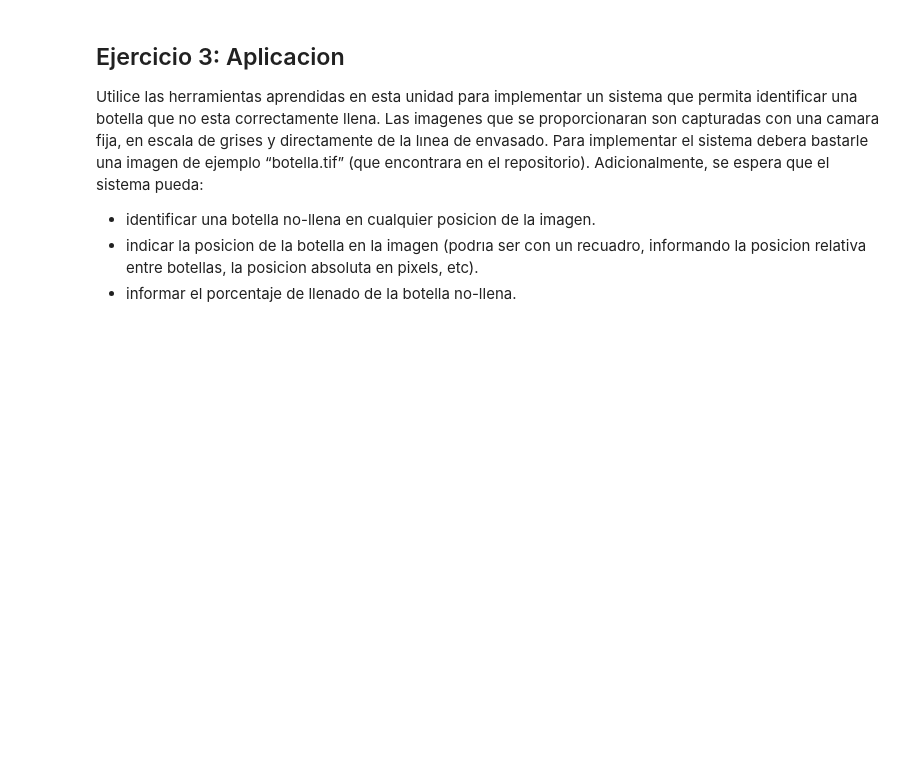
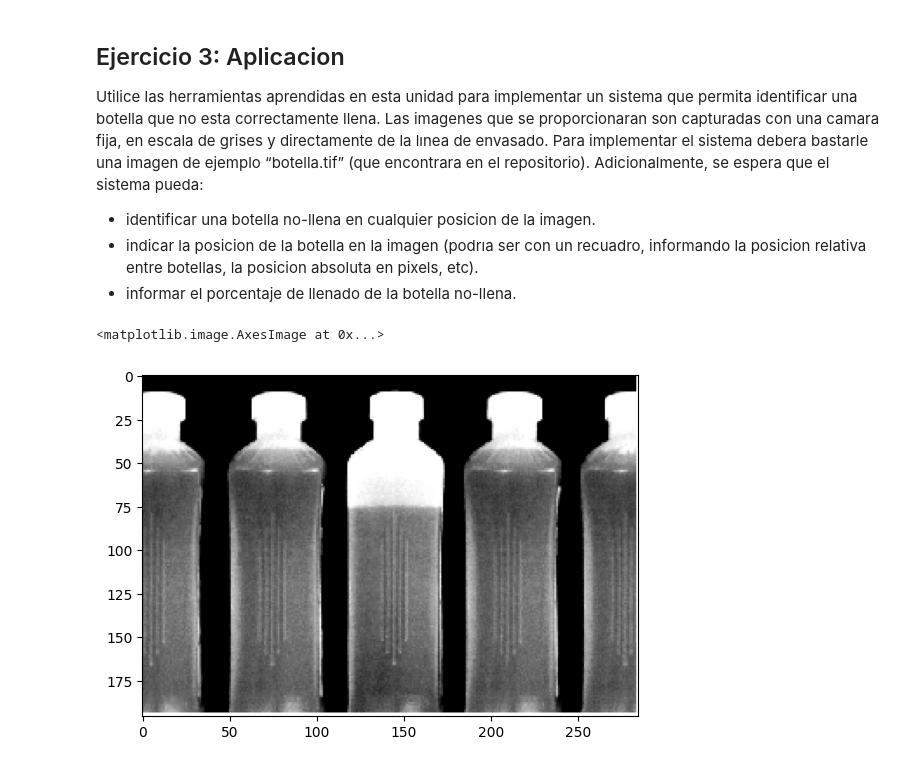
Before and after one commit to aguusandy/pdi-2024, a Jupyter notebook: Unidad1_PDI.ipynb, the cells around one changed output. Cells and saved outputs as stored; diff of their text form; code cells hidden in the pictures; blank space fills up the shorter version.

```diff
--- a/Unidad1_PDI.ipynb
+++ b/Unidad1_PDI.ipynb
@@ -215,3 +215,12 @@ Utilice las herramientas aprendidas en esta unidad para implementar un sistema q
 *   identificar una botella no-llena en cualquier posicion de la imagen.
 *   indicar la posicion de la botella en la imagen (podrıa ser con un recuadro, informando la posicion relativa entre botellas, la posicion absoluta en pixels, etc).
 *   informar el porcentaje de llenado de la botella no-llena.
+# %%
+url_img_botella = "botellas.tif"
+
+img_botella = cv.imread(url_img_botella)
+
+plt.imshow(img_botella)
+# %% [output]
+<matplotlib.image.AxesImage at 0x...>
+[figure, added]
```
